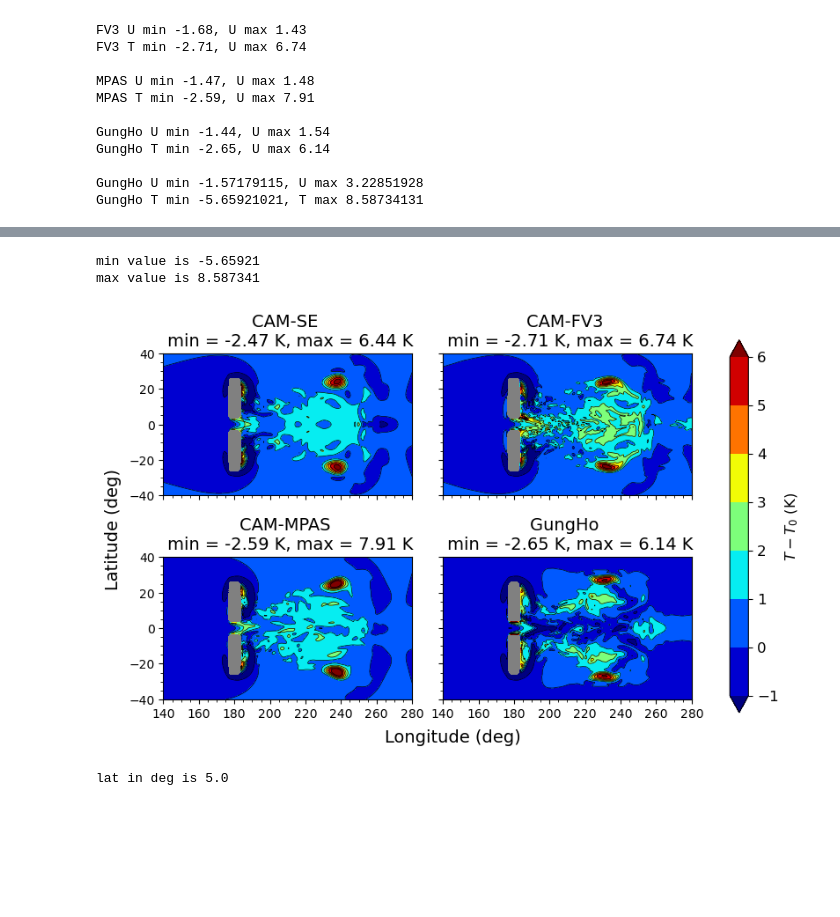
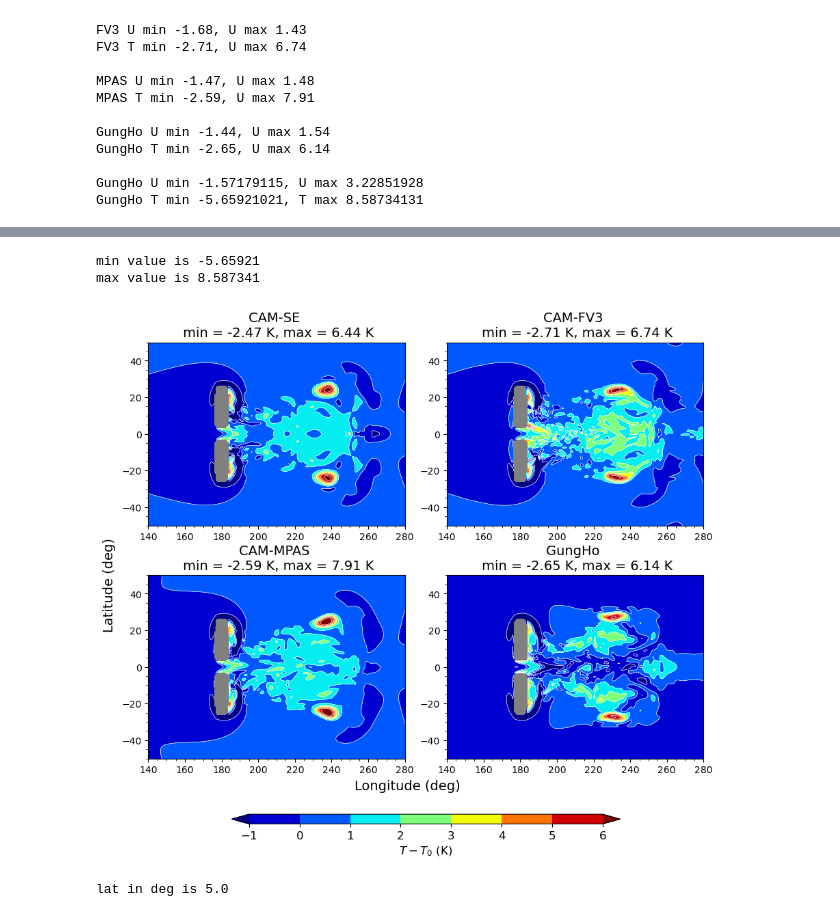
Before and after one commit to ta440/dcmip2025_gap_and_vortex, a Jupyter notebook: jupyter_notebooks/gap_2_by_2_paper_figures.ipynb, the cells around one changed output, grey strips where cells are left out. Drawn from its saved outputs; the diff is of its cells as text; code cells hidden in the pictures; blank space fills up the shorter version.

```diff
--- a/jupyter_notebooks/gap_2_by_2_paper_figures.ipynb
+++ b/jupyter_notebooks/gap_2_by_2_paper_figures.ipynb
@@ -207,8 +210,8 @@ else:
 
 
 # Consistent lon lat ranges
-lat_crop_up = 40.
-lat_cent_down = -40.
+lat_crop_up = 50.
+lat_cent_down = -50.
 lat_ticks = np.linspace(-40.,40.,5)
 
 lon_crop_left = 140.
@@ -480,7 +466,7 @@ print('max value is', T_maxmax)
 #    fig, axes = plt.subplots(2,2, sharey=True, sharex=True, figsize = (8,5), layout="constrained")
 #else:
 #    fig, axes = plt.subplots(2,2, sharey=True, sharex=True, figsize = (8,6.5), layout="constrained")
-fig, axes = plt.subplots(2,2, sharey=True, sharex=True, figsize = (8,5), layout="constrained")
+fig, axes = plt.subplots(2,2, figsize = (9,8), layout="constrained")
 
 (ax1, ax2), (ax3, ax4) = axes
 
@@ -504,10 +490,10 @@ plot3 = ax3.contourf(LON, LAT, T_field_vals3, levels = T_conts, cmap=T_cmap, nor
 plot4 = ax4.contourf(LON, LAT, T_field_vals4, levels = T_conts, cmap=T_cmap, norm=norm, extend = 'both')
 
 # If we want contours overlaid:
-ax1.contour(LON, LAT, T_field_vals1, levels = T_conts, linestyles='solid', colors='k', linewidths=0.5, norm=norm, extend = 'both')
-ax2.contour(LON, LAT, T_field_vals2, levels = T_conts, linestyles='solid', colors='k', linewidths=0.5, norm=norm, extend = 'both')
-ax3.contour(LON, LAT, T_field_vals3, levels = T_conts, linestyles='solid', colors='k', linewidths=0.5, norm=norm, extend = 'both')
-ax4.contour(LON, LAT, T_field_vals4, levels = T_conts, linestyles='solid', colors='k', linewidths=0.5, norm=norm, extend = 'both')
+ax1.contour(LON, LAT, T_field_vals1, levels = T_conts, linestyles='solid', colors='white', linewidths=0.5, norm=norm, extend = 'both')
+ax2.contour(LON, LAT, T_field_vals2, levels = T_conts, linestyles='solid', colors='white', linewidths=0.5, norm=norm, extend = 'both')
+ax3.contour(LON, LAT, T_field_vals3, levels = T_conts, linestyles='solid', colors='white', linewidths=0.5, norm=norm, extend = 'both')
+ax4.contour(LON, LAT, T_field_vals4, levels = T_conts, linestyles='solid', colors='white', linewidths=0.5, norm=norm, extend = 'both')
 
 T_title = 'Temperature perturbation'
 
@@ -517,41 +503,38 @@ for ax in axes.flatten():
 
     ax.set_aspect('equal')
     ax.set_facecolor("grey")
 
 plt.xticks(lon_ticks)
 plt.yticks(lat_ticks)
 
-cb = plt.colorbar(plot4, ax=axes, ticks = tick_range, fraction=0.4)
+cb = plt.colorbar(plot4, ax=axes, ticks = tick_range, shrink=0.7, pad=0.08, aspect=40, location='bottom')
 cb.set_label(label='$T - T_0$ (K)', size=small_size)
 cb.ax.tick_params(labelsize=12)
 
 # Extrema over the full domain
 #ax1.set_title(f'{dycore1} \n min = {np.round(T_min1,2)} K, max = {np.round(T_max1,2)} K', size=label_size)
 #ax2.set_title(f'{dycore2} \n min = {np.round(T_min2,2)} K, max = {np.round(T_max2,2)} K', size=label_size)
 #ax3.set_title(f'{dycore3} \n min = {np.round(T_min3,2)} K, max = {np.round(T_max3,2)} K', size=label_size)
 #ax4.set_title(f'{dycore4} \n min = {np.round(T_min4,2):.2f} K, max = {np.round(T_max4,2):.2f} K', size=label_size)
 
 # Extrema away from the mountain
 ax1.set_title(f'{dycore1} \n min = {np.min(se_T_max_crop):.2f} K, max = {np.max(se_T_max_crop):.2f} K', size=label_size)
 ax2.set_title(f'{dycore2} \n min = {np.min(fv3_T_max_crop):.2f} K, max = {np.max(fv3_T_max_crop):.2f} K', size=label_size)
 ax3.set_title(f'{dycore3} \n min = {np.min(mpas_T_max_crop):.2f} K, max = {np.max(mpas_T_max_crop):.2f} K', size=label_size)
 ax4.set_title(f'{dycore4} \n min = {np.min(gungho_T_max_crop):.2f} K, max = {np.max(gungho_T_max_crop):.2f} K', size=label_size)
 
 fig.supylabel('Latitude (deg)', size=label_size)
-fig.supxlabel('Longitude (deg)', size=label_size)
-
-# If saving:
-savefig=True
+fig.supxlabel('Longitude (deg)', size=label_size, x=0.5, y=0.12)
 
 if savefig:
     if rot:
-        plt.savefig('figures/gap_with_rot_T.png')
+        plt.savefig('figures/gap_with_rot_T.png', bbox_inches='tight')
     else:
-        plt.savefig('figures/gap_omega0_T.png')
+        plt.savefig('figures/gap_omega0_T.png', bbox_inches='tight')
 # %% [output]
 min value is -5.65921
 max value is 8.587341
-[figure, old version]
+[figure, new version]
 # %%
 #Lat vert cross sections:
 p0 = 1e5
```
Also changed, not shown: parts of 6 cells of this notebook, 6 other files.
